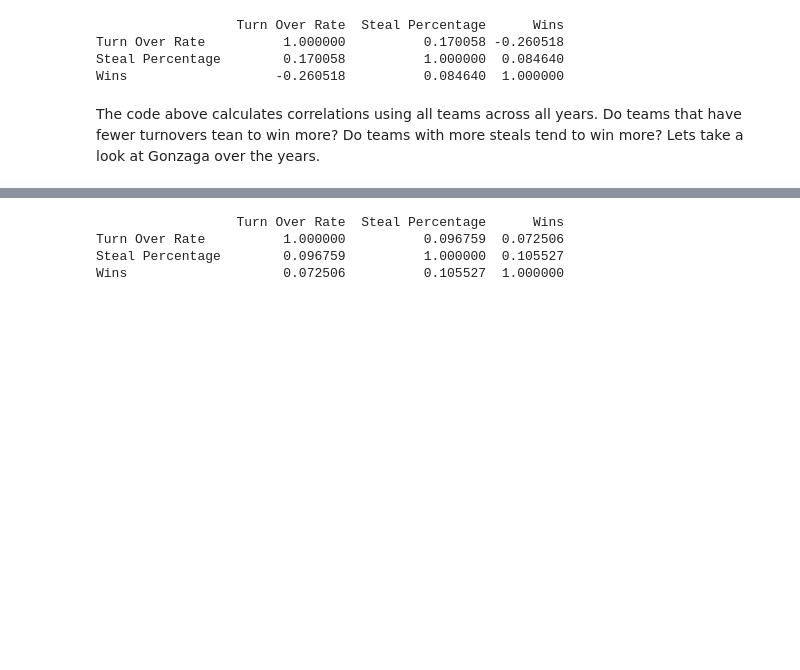
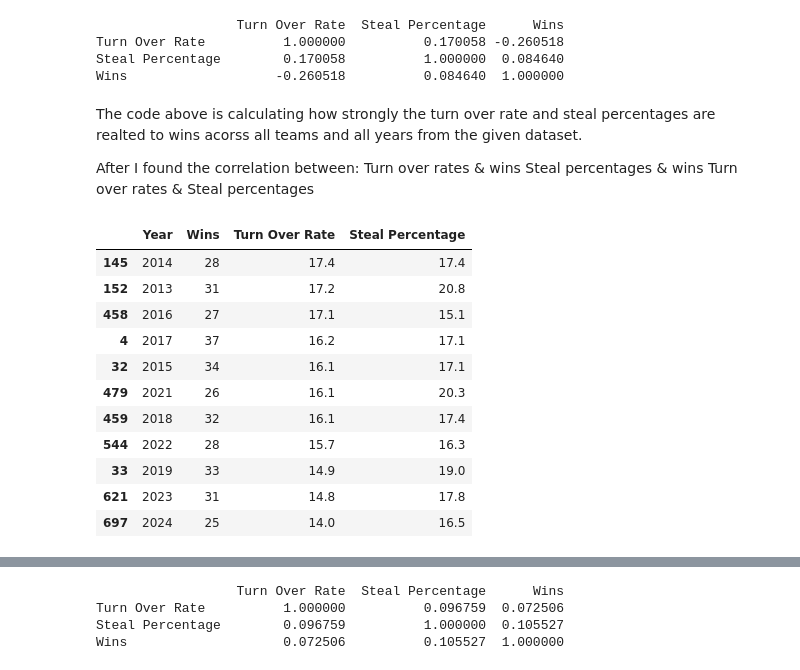
Before and after one commit to vtrejo25/MSBA-601, a Jupyter notebook: Final Project/Final Project Dataset/Final.ipynb, the cells around one changed output, grey strips where cells are left out. Drawn from its saved outputs; the diff is of its cells as text; code cells hidden in the pictures; blank space fills up the shorter version.

```diff
--- a/Final Project/Final Project Dataset/Final.ipynb
+++ b/Final Project/Final Project Dataset/Final.ipynb
@@ -235,5 +235,27 @@ print(correlation)
 Turn Over Rate          1.000000          0.170058 -0.260518
 Steal Percentage        0.170058          1.000000  0.084640
 Wins                   -0.260518          0.084640  1.000000
-# %% [markdown]
-The code above calculates correlations using all teams across all years. Do teams that have fewer turnovers tean to win more? Do teams with more steals tend to win more? Lets take a look at Gonzaga over the years.
+# %% [markdown]
+The code above is calculating how strongly the turn over rate and steal percentages are realted to wins acorss all teams and all years from the given dataset.
+
+
+After I found the correlation between:
+    Turn over rates & wins
+    Steal percentages & wins
+    Turn over rates & Steal percentages
+# %%
+# Sort to spot the highest TO rate years
+gonzaga_df.sort_values(by='Turn Over Rate', ascending=False)[['Year', 'Wins', 'Turn Over Rate', 'Steal Percentage']]
+# %% [output]
+|  | Year | Wins | Turn Over Rate | Steal Percentage |
+| 145 | 2014 | 28 | 17.4 | 17.4 |
+| 152 | 2013 | 31 | 17.2 | 20.8 |
+| 458 | 2016 | 27 | 17.1 | 15.1 |
+| 4 | 2017 | 37 | 16.2 | 17.1 |
+| 32 | 2015 | 34 | 16.1 | 17.1 |
+| 479 | 2021 | 26 | 16.1 | 20.3 |
+| 459 | 2018 | 32 | 16.1 | 17.4 |
+| 544 | 2022 | 28 | 15.7 | 16.3 |
+| 33 | 2019 | 33 | 14.9 | 19.0 |
+| 621 | 2023 | 31 | 14.8 | 17.8 |
+| 697 | 2024 | 25 | 14.0 | 16.5 |
```
Also changed, not shown: parts of 1 cell of this notebook.
